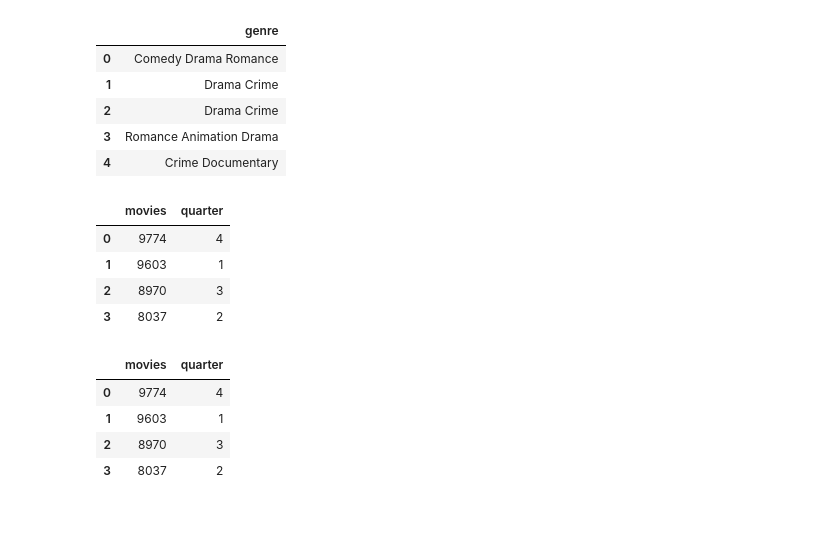
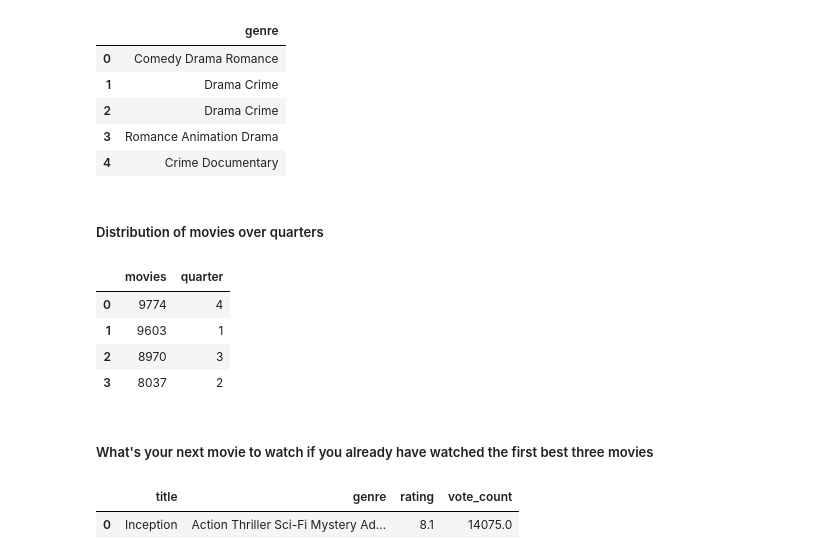
Before and after one commit to keljoulali/data-eng-project, a Jupyter notebook: Quering.ipynb, the cells around one changed output. Cells and saved outputs as stored; diff of their text form; code cells hidden in the pictures; blank space fills up the shorter version.

```diff
--- a/Quering.ipynb
+++ b/Quering.ipynb
@@ -138,6 +147,8 @@ pd.read_sql('SELECT genre '
 | 2 | Drama Crime |
 | 3 | Romance Animation Drama |
 | 4 | Crime Documentary |
+# %% [markdown]
+##### Distribution of movies over quarters
 # %%
 pd.read_sql('SELECT count(title) as movies,quarter '
             'FROM dates JOIN fact_movies ON fact_movies.id_date=dates.id_date '
@@ -150,15 +161,14 @@ pd.read_sql('SELECT count(title) as movies,quarter '
 | 1 | 9603 | 1 |
 | 2 | 8970 | 3 |
 | 3 | 8037 | 2 |
+# %% [markdown]
+##### What's your next movie to watch if you already have watched the first best three movies
 # %%
-pd.read_sql('SELECT count(title) as movies,quarter '
-            'FROM dates JOIN fact_movies ON fact_movies.id_date=dates.id_date '
-            'GROUP BY quarter '
-            'ORDER BY count(title) desc '
-            'LIMIT 10 ',engine)
+pd.read_sql('SELECT fact_movies.title,genre,rating,vote_count '
+            'FROM movie_ratings JOIN fact_movies ON fact_movies.title=movie_ratings.title_movie JOIN dates ON fact_movies.id_date=dates.id_date '
+            'WHERE dates.year>2000 '
+            'ORDER BY vote_count desc  '
+            'LIMIT 1 OFFSET 3 ',engine)
 # %% [output]
-|  | movies | quarter |
-| 0 | 9774 | 4 |
-| 1 | 9603 | 1 |
-| 2 | 8970 | 3 |
-| 3 | 8037 | 2 |
+|  | title | genre | rating | vote_count |
+| 0 | Inception | Action Thriller Sci-Fi Mystery Ad... | 8.1 | 14075.0 |
```
Also changed, not shown: parts of 5 cells of this notebook, 1 other file.
